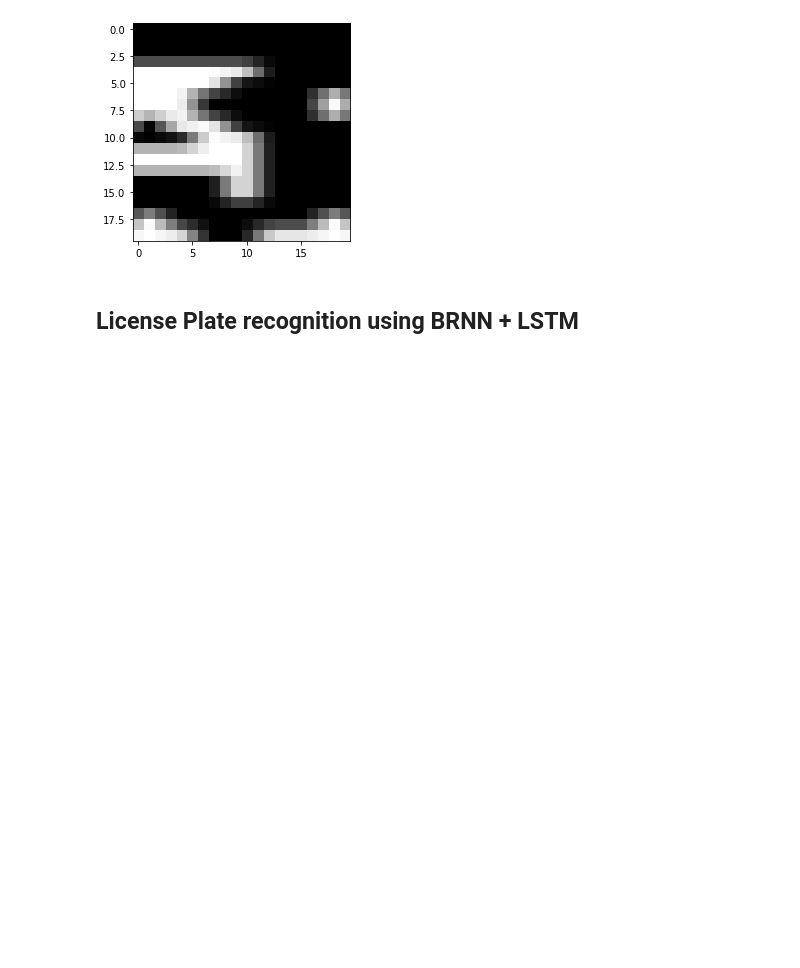
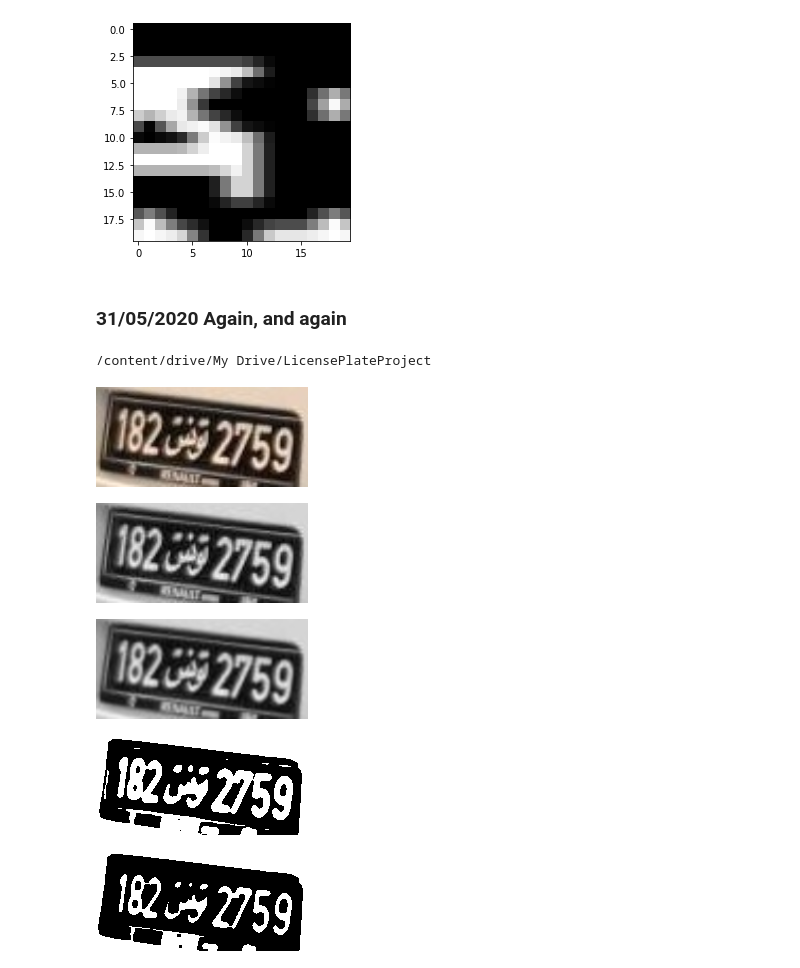
Before and after one commit to MedAmine-SUDO/Tunisian-License-Plate-Recognition, a Jupyter notebook: PlateSegmentation.ipynb, the cells around one changed output. Saved outputs shown, nothing was run; the diff lists cells and outputs as text; code cells hidden in the pictures; blank space fills up the shorter version.

```diff
--- a/PlateSegmentation.ipynb
+++ b/PlateSegmentation.ipynb
@@ -299,5 +297,5 @@ plt.imshow(characters[3], cmap='gray')
 # %% [output]
 <matplotlib.image.AxesImage at 0x...>
 [figure]
-# %% [markdown]
-## License Plate recognition using BRNN + LSTM
+# %% [markdown]
+### 31/05/2020 Again, and again
@@ -304,2 +308,38 @@ plt.imshow(characters[3], cmap='gray')
+# %%
+cd LicensePlateProject/
+# %% [output]
+/content/drive/My Drive/LicensePlateProject
 # %%
 PLATES = './plateImages/'
+PIC_NAME = '13.jpg'
+# %%
+#img = cv2.imread('/content/drive/My Drive/LicensePlateProject/crop.jpg')
+img = cv2.imread(PLATES+PIC_NAME)
+(h, w, d) = img.shape
+ratio = w/h
+img = cv2.resize(img, (int(100*ratio), 100))
+(h, w, d) = img.shape
+cv2_imshow(img)
+# %% [output]
+[figure, added]
+# %%
+img = cv2.cvtColor(img, cv2.COLOR_BGR2GRAY)
+cv2_imshow(img)
+# %% [output]
+[figure, added]
+# %%
+img = cv2.GaussianBlur(img, (3,3), 0)
+cv2_imshow(img)
+# %% [output]
+[figure, added]
+# %%
+img2 = img.copy()
+img2 = cv2.threshold(img, 100, 255, cv2.THRESH_BINARY)[1]
+cv2_imshow(img2)
+# %% [output]
+[figure, added]
+# %%
+img2 = cv2.erode(img2, None, iterations=1)
+cv2_imshow(img2)
+# %% [output]
+[figure, added]
```
Also changed, not shown: parts of 4 cells of this notebook.
